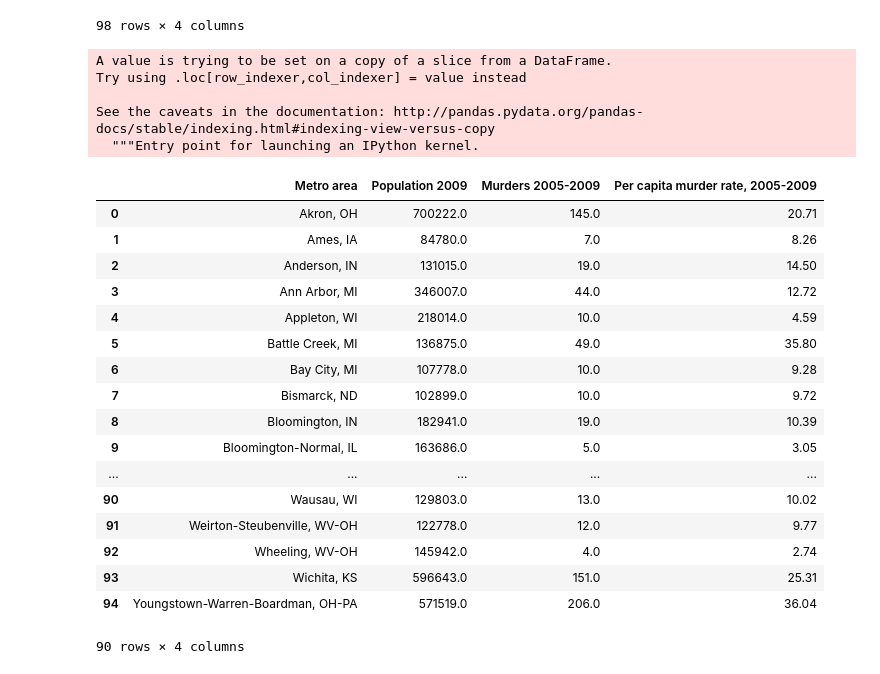
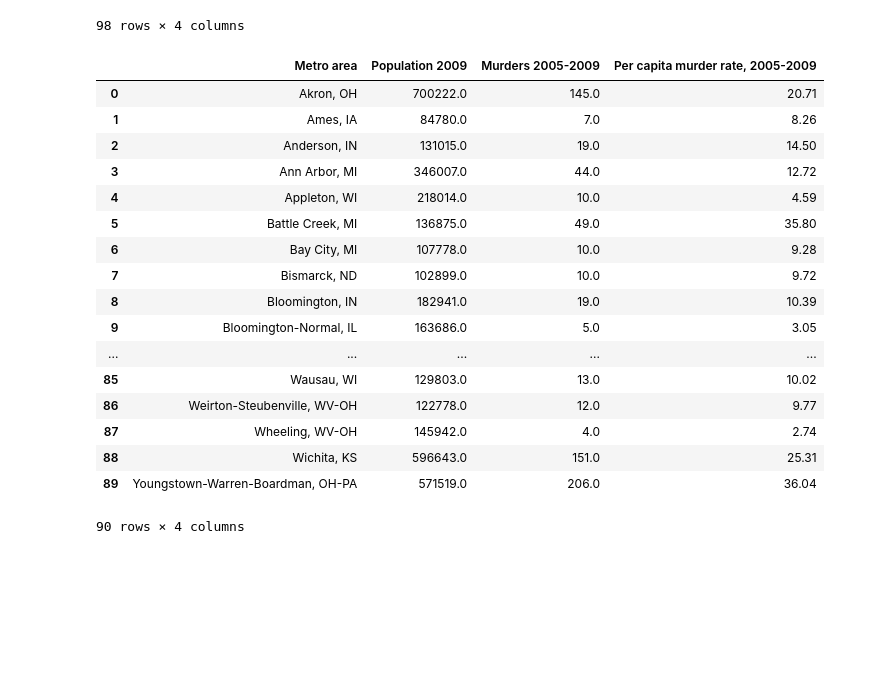
Before and after one commit to bendgame/Project-one, a Jupyter notebook: MurdersByMetro.ipynb, the cells around one changed output. Saved outputs shown, nothing was run; the diff lists cells and outputs as text; code cells hidden in the pictures; blank space fills up the shorter version.

Commit message:
reset index on 2005-2009 df

```diff
--- a/MurdersByMetro.ipynb
+++ b/MurdersByMetro.ipynb
@@ -191,29 +191,24 @@ midwest_metromurders_0509 = midwest_metromurders[['Metro area', 'Population 2009
 midwest_metromurders_all = midwest_metromurders[['Metro area', 'Population 2009', 'Murders all years']]
 # %%
 midwest_metromurders_0509['Per capita murder rate, 2005-2009'] = midwest_metromurders_0509['Murders 2005-2009'] * 100000 / midwest_metromurders_0509['Population 2009']
-midwest_metromurders_0509 = midwest_metromurders_0509.round(2)
+midwest_metromurders_0509 = midwest_metromurders_0509.round(2).reset_index(drop=True)
 midwest_metromurders_0509
 # %% [output]
+|  | Metro area | Population 2009 | Murders 2005-2009 | Per capita murder rate, 2005-2009 |
+| 0 | Akron, OH | 700222.0 | 145.0 | 20.71 |
+| 1 | Ames, IA | 84780.0 | 7.0 | 8.26 |
+| 2 | Anderson, IN | 131015.0 | 19.0 | 14.50 |
+| 3 | Ann Arbor, MI | 346007.0 | 44.0 | 12.72 |
+| 4 | Appleton, WI | 218014.0 | 10.0 | 4.59 |
+| 5 | Battle Creek, MI | 136875.0 | 49.0 | 35.80 |
+| 6 | Bay City, MI | 107778.0 | 10.0 | 9.28 |
+| 7 | Bismarck, ND | 102899.0 | 10.0 | 9.72 |
+| 8 | Bloomington, IN | 182941.0 | 19.0 | 10.39 |
+| 9 | Bloomington-Normal, IL | 163686.0 | 5.0 | 3.05 |
+| ... | ... | ... | ... | ... |
+| 85 | Wausau, WI | 129803.0 | 13.0 | 10.02 |
+| 86 | Weirton-Steubenville, WV-OH | 122778.0 | 12.0 | 9.77 |
+| 87 | Wheeling, WV-OH | 145942.0 | 4.0 | 2.74 |
+| 88 | Wichita, KS | 596643.0 | 151.0 | 25.31 |
+| 89 | Youngstown-Warren-Boardman, OH-PA | 571519.0 | 206.0 | 36.04 |
-A value is trying to be set on a copy of a slice from a DataFrame.
-Try using .loc[row_indexer,col_indexer] = value instead
-
-See the caveats in the documentation: http://pandas.pydata.org/pandas-docs/stable/indexing.html#indexing-view-versus-copy
-  """Entry point for launching an IPython kernel.
+90 rows × 4 columns
-|  | Metro area | Population 2009 | Murders 2005-2009 | Per capita murder rate, 2005-2009 |
-| 0 | Akron, OH | 700222.0 | 145.0 | 20.71 |
-| 1 | Ames, IA | 84780.0 | 7.0 | 8.26 |
-| 2 | Anderson, IN | 131015.0 | 19.0 | 14.50 |
-| 3 | Ann Arbor, MI | 346007.0 | 44.0 | 12.72 |
-| 4 | Appleton, WI | 218014.0 | 10.0 | 4.59 |
-| 5 | Battle Creek, MI | 136875.0 | 49.0 | 35.80 |
-| 6 | Bay City, MI | 107778.0 | 10.0 | 9.28 |
-| 7 | Bismarck, ND | 102899.0 | 10.0 | 9.72 |
-| 8 | Bloomington, IN | 182941.0 | 19.0 | 10.39 |
-| 9 | Bloomington-Normal, IL | 163686.0 | 5.0 | 3.05 |
-| ... | ... | ... | ... | ... |
-| 90 | Wausau, WI | 129803.0 | 13.0 | 10.02 |
-| 91 | Weirton-Steubenville, WV-OH | 122778.0 | 12.0 | 9.77 |
-| 92 | Wheeling, WV-OH | 145942.0 | 4.0 | 2.74 |
-| 93 | Wichita, KS | 596643.0 | 151.0 | 25.31 |
-| 94 | Youngstown-Warren-Boardman, OH-PA | 571519.0 | 206.0 | 36.04 |
-90 rows × 4 columns
```
Also changed, not shown: parts of 1 cell of this notebook.
